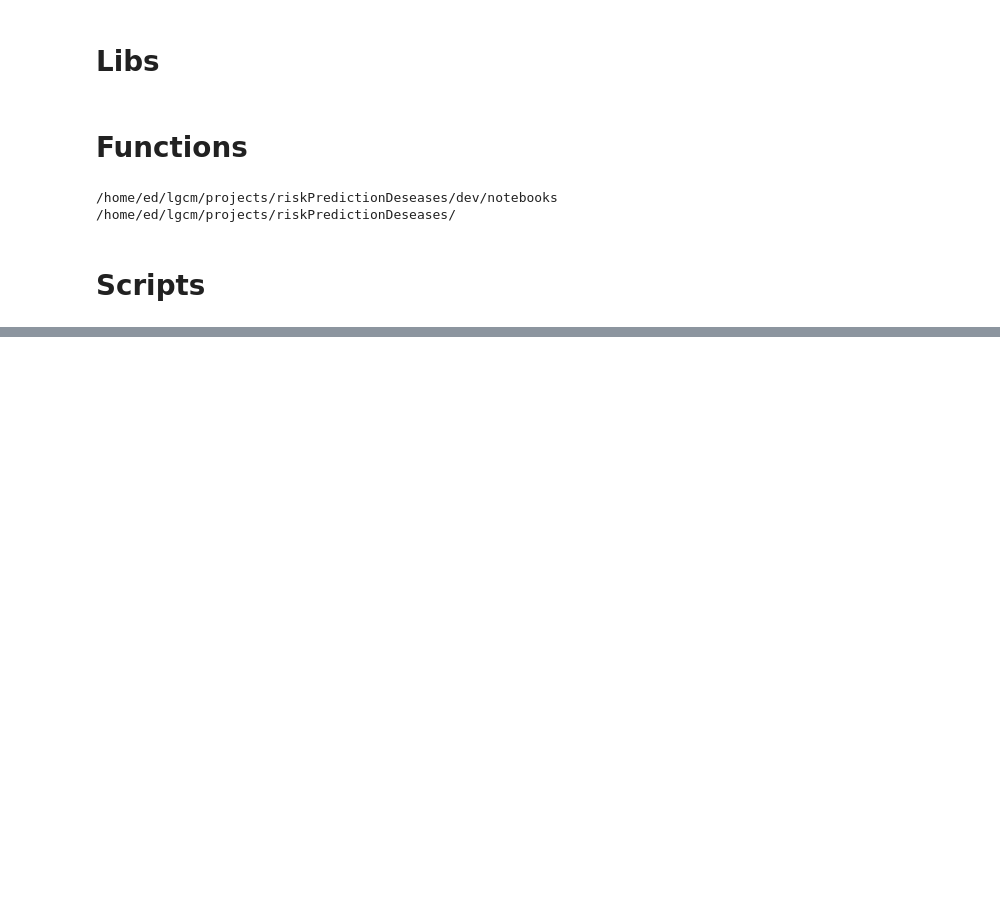
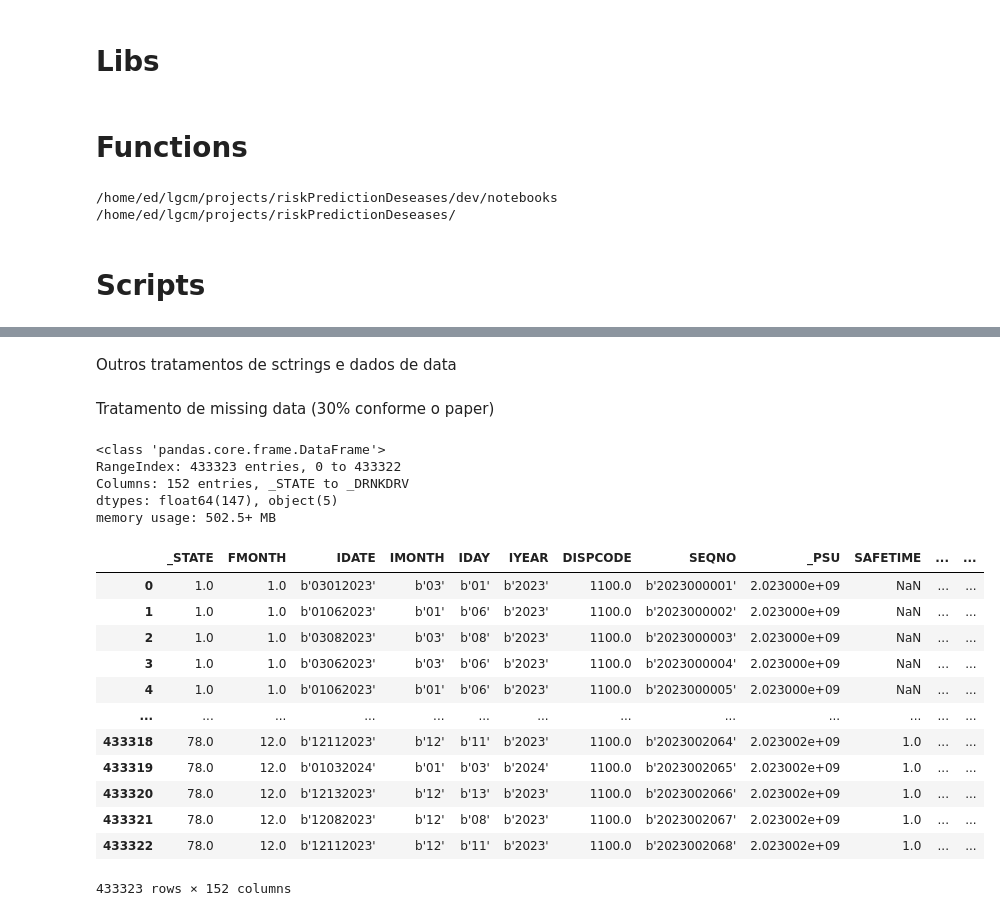
Before and after one commit to EdCarlos-dev/riskPredictionDeseases, a Jupyter notebook: dev/notebooks/03_dataTreatment_400_k_samples.ipynb, the cells around one changed output, grey strips where cells are left out. Cells and saved outputs as stored; diff of their text form; code cells hidden in the pictures; blank space fills up the shorter version.

```diff
--- a/dev/notebooks/03_dataTreatment_400_k_samples.ipynb
+++ b/dev/notebooks/03_dataTreatment_400_k_samples.ipynb
@@ -48,0 +332,42 @@ def transform_dont_know_refused_to_nan(df):
+# %% [markdown]
+Outros tratamentos de sctrings e dados de data
+# %% [markdown]
+Tratamento de missing data (30% conforme o paper)
+# %%
+# Aplicar seleção de variáveis com menos de 25 % de missing após filtrar o Heart Attack and Stroke
+# df_brfss_2023_filtered_columns_csv = pd.read_csv(f"{notebook_dir_project_predict}data{os.sep}intermediate{os.sep}2023{os.sep}brfss_2023.csv")
+df_brfss_2023_filtered_columns_csv = df_withhout_invalid.copy()
+
+# Calcular o percentual de valores nulos por coluna
+percentual_na = df_brfss_2023_filtered_columns_csv.isnull().mean() * 100
+
+# Selecionar colunas com menos de 30% de valores nulos - usar < 30
+colunas_boas = percentual_na[percentual_na  < 30].index
+
+# Criar novo DataFrame apenas com essas colunas
+df_brfss_2023_csv_filtered = df_brfss_2023_filtered_columns_csv[colunas_boas]
+
+# Exibir informações do DataFrame filtrado
+df_brfss_2023_csv_filtered.info()
+
+# Exibir o DataFrame
+df_brfss_2023_csv_filtered
+# %% [output]
+<class 'pandas.core.frame.DataFrame'>
+RangeIndex: 433323 entries, 0 to 433322
+Columns: 152 entries, _STATE to _DRNKDRV
+dtypes: float64(147), object(5)
+memory usage: 502.5+ MB
+|  | _STATE | FMONTH | IDATE | IMONTH | IDAY | IYEAR | DISPCODE | SEQNO | _PSU | SAFETIME | ... | ... |
+| 0 | 1.0 | 1.0 | b'03012023' | b'03' | b'01' | b'2023' | 1100.0 | b'2023000001' | 2.023000e+09 | NaN | ... | ... |
+| 1 | 1.0 | 1.0 | b'01062023' | b'01' | b'06' | b'2023' | 1100.0 | b'2023000002' | 2.023000e+09 | NaN | ... | ... |
+| 2 | 1.0 | 1.0 | b'03082023' | b'03' | b'08' | b'2023' | 1100.0 | b'2023000003' | 2.023000e+09 | NaN | ... | ... |
+| 3 | 1.0 | 1.0 | b'03062023' | b'03' | b'06' | b'2023' | 1100.0 | b'2023000004' | 2.023000e+09 | NaN | ... | ... |
+| 4 | 1.0 | 1.0 | b'01062023' | b'01' | b'06' | b'2023' | 1100.0 | b'2023000005' | 2.023000e+09 | NaN | ... | ... |
+| ... | ... | ... | ... | ... | ... | ... | ... | ... | ... | ... | ... | ... |
+| 433318 | 78.0 | 12.0 | b'12112023' | b'12' | b'11' | b'2023' | 1100.0 | b'2023002064' | 2.023002e+09 | 1.0 | ... | ... |
+| 433319 | 78.0 | 12.0 | b'01032024' | b'01' | b'03' | b'2024' | 1100.0 | b'2023002065' | 2.023002e+09 | 1.0 | ... | ... |
+| 433320 | 78.0 | 12.0 | b'12132023' | b'12' | b'13' | b'2023' | 1100.0 | b'2023002066' | 2.023002e+09 | 1.0 | ... | ... |
+| 433321 | 78.0 | 12.0 | b'12082023' | b'12' | b'08' | b'2023' | 1100.0 | b'2023002067' | 2.023002e+09 | 1.0 | ... | ... |
+| 433322 | 78.0 | 12.0 | b'12112023' | b'12' | b'11' | b'2023' | 1100.0 | b'2023002068' | 2.023002e+09 | 1.0 | ... | ... |
+433323 rows × 152 columns
```
Also changed, not shown: parts of 12 cells of this notebook, 1 other file.
